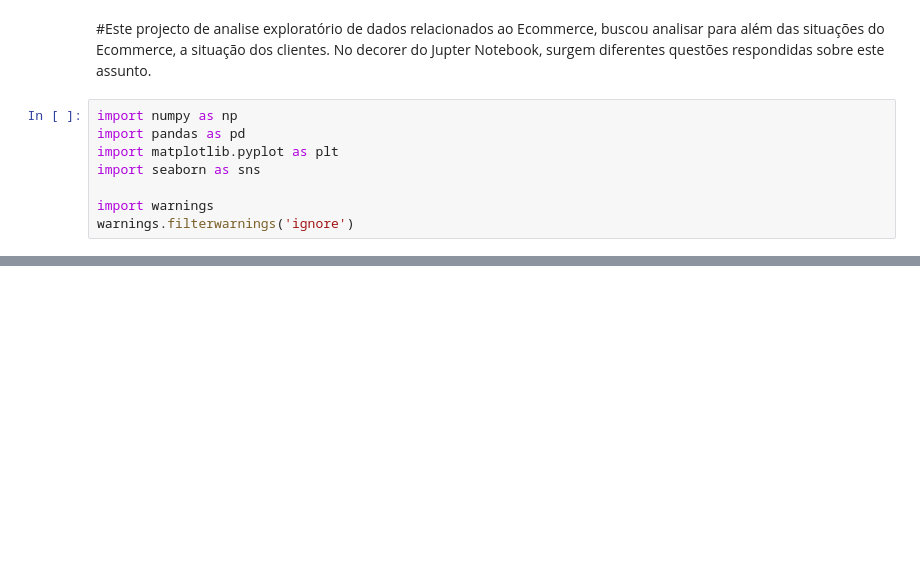
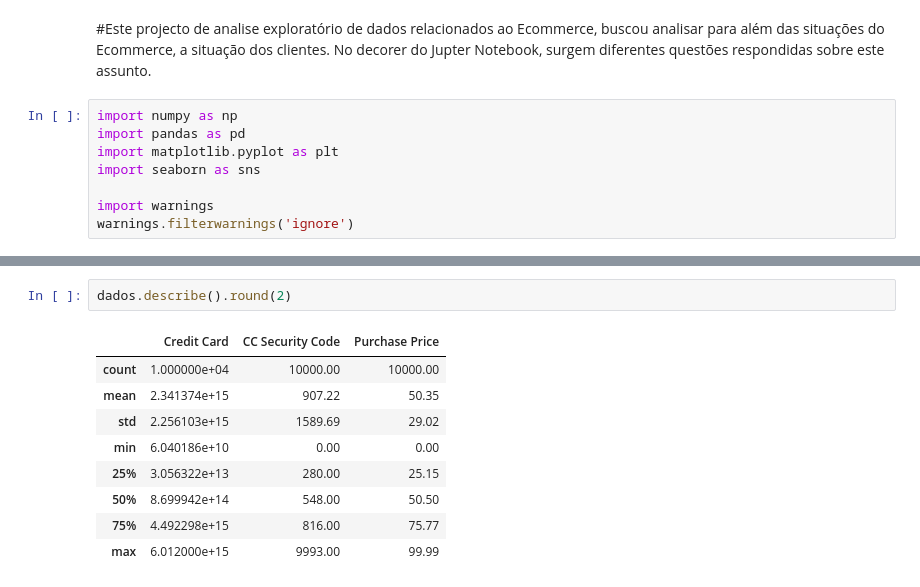
Before and after one commit to Gcango/Ecommerce_Analise, a Jupyter notebook: Exploração_Analise_dados_Ecomm.ipynb, the cells around one changed output, grey strips where cells are left out. Cells and saved outputs as stored; diff of their text form; blank space fills up the shorter version.

```diff
--- a/Exploração_Analise_dados_Ecomm.ipynb
+++ b/Exploração_Analise_dados_Ecomm.ipynb
@@ -12,0 +50,12 @@ warnings.filterwarnings('ignore')
+# %%
+dados.describe().round(2)
+# %% [output]
+|  | Credit Card | CC Security Code | Purchase Price |
+| count | 1.000000e+04 | 10000.00 | 10000.00 |
+| mean | 2.341374e+15 | 907.22 | 50.35 |
+| std | 2.256103e+15 | 1589.69 | 29.02 |
+| min | 6.040186e+10 | 0.00 | 0.00 |
+| 25% | 3.056322e+13 | 280.00 | 25.15 |
+| 50% | 8.699942e+14 | 548.00 | 50.50 |
+| 75% | 4.492298e+15 | 816.00 | 75.77 |
+| max | 6.012000e+15 | 9993.00 | 99.99 |
```
Also changed, not shown: parts of 27 cells of this notebook.
